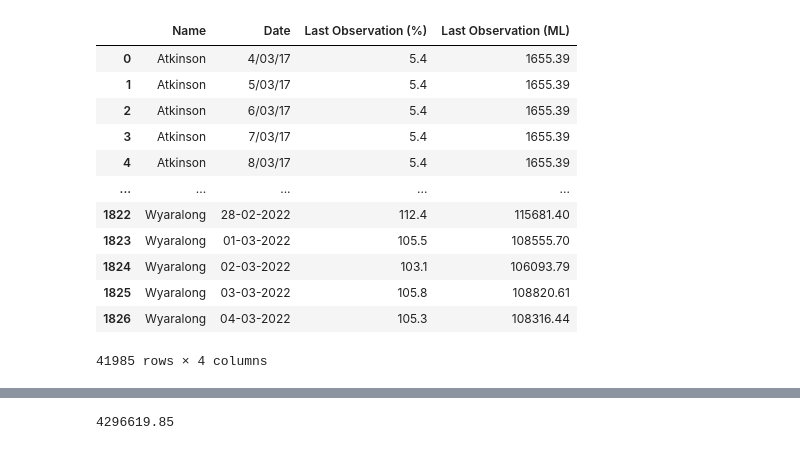
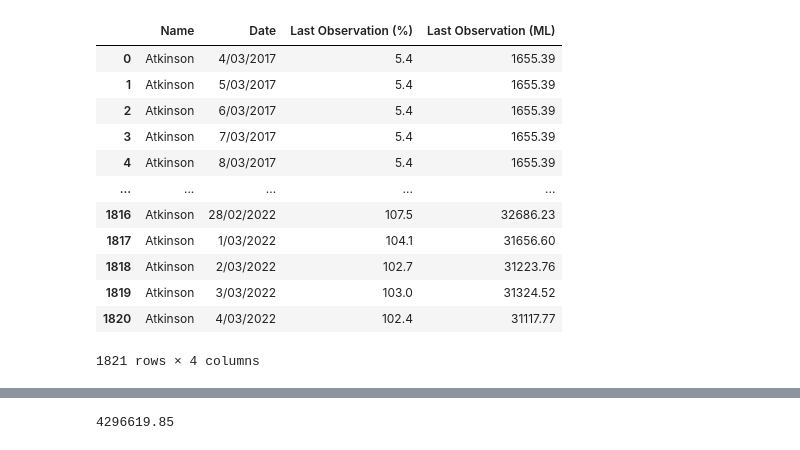
Before and after one commit to mnperic/seq-rainfall-catchment, a Jupyter notebook: seq_dam_levels.ipynb, the cells around one changed output, grey strips where cells are left out. Drawn from its saved outputs; the diff is of its cells as text; code cells hidden in the pictures.

```diff
--- a/seq_dam_levels.ipynb
+++ b/seq_dam_levels.ipynb
@@ -51,6 +54,9 @@ lake_macdonald_df = pd.read_csv(lake_macdonald_path)
 lake_manchester_path = "Resources/dam_levels/lake_manchester.csv"
 lake_manchester_df = pd.read_csv(lake_manchester_path)
 
+lake_samsonvale_path = "Resources/dam_levels/lake_samsonvale.csv"
+lake_samsonvale_df = pd.read_csv(lake_samsonvale_path)
+
 leslie_harrison_path = "Resources/dam_levels/leslie_harrison.csv"
 leslie_harrison_df = pd.read_csv(leslie_harrison_path)
 
@@ -60,59 +66,51 @@ little_nerang_df = pd.read_csv(little_nerang_path)
 maroon_path = "Resources/dam_levels/maroon.csv"
 maroon_df = pd.read_csv(maroon_path)
 
+moogerah_path = "Resources/dam_levels/moogerah.csv"
+moogerah_df = pd.read_csv(moogerah_path)
+
 nindooinbah_path = "Resources/dam_levels/nindooinbah.csv"
 nindooinbah_df = pd.read_csv(nindooinbah_path)
-
-north_pine_path = "Resources/dam_levels/north_pine.csv"
-north_pine_df = pd.read_csv(north_pine_path)
 
 poona_path = "Resources/dam_levels/poona.csv"
 poona_df = pd.read_csv(poona_path)
 
 seq_water_grid_path = "Resources/dam_levels/seq_water_grid.csv"
 seq_water_grid_df = pd.read_csv(seq_water_grid_path)
 
 somerset_path = "Resources/dam_levels/somerset.csv"
 somerset_df = pd.read_csv(somerset_path)
 
 wappa_path = "Resources/dam_levels/wappa.csv"
 wappa_df = pd.read_csv(wappa_path)
 
 wivenhoe_path = "Resources/dam_levels/wivenhoe.csv"
 wivenhoe_df = pd.read_csv(wivenhoe_path)
 
 wyaralong_path = "Resources/dam_levels/wyaralong.csv"
 wyaralong_df = pd.read_csv(wyaralong_path)
 
 alderley_rainfall_path = "Resources/rainfall/alderley_rainfall.csv"
 alderley_df = pd.read_csv(alderley_rainfall_path)
 
 brisbane_rainfall_path = "Resources/rainfall/brisbane_rainfall.csv"
 brisbane_df = pd.read_csv(brisbane_rainfall_path)
 
 dam_locations_path = "Resources/dam_locations.csv"
 dam_locations_df = pd.read_csv(dam_locations_path)
+
+atkinson_df
+# %% [output]
+|  | Name | Date | Last Observation (%) | Last Observation (ML) |
+| 0 | Atkinson | 4/03/2017 | 5.4 | 1655.39 |
+| 1 | Atkinson | 5/03/2017 | 5.4 | 1655.39 |
+| 2 | Atkinson | 6/03/2017 | 5.4 | 1655.39 |
+| 3 | Atkinson | 7/03/2017 | 5.4 | 1655.39 |
+| 4 | Atkinson | 8/03/2017 | 5.4 | 1655.39 |
+| ... | ... | ... | ... | ... |
+| 1816 | Atkinson | 28/02/2022 | 107.5 | 32686.23 |
+| 1817 | Atkinson | 1/03/2022 | 104.1 | 31656.60 |
+| 1818 | Atkinson | 2/03/2022 | 102.7 | 31223.76 |
+| 1819 | Atkinson | 3/03/2022 | 103.0 | 31324.52 |
+| 1820 | Atkinson | 4/03/2022 | 102.4 | 31117.77 |
+1821 rows × 4 columns
-# %%
-# Merge csvs and store as a DataFrame
-
-dam_frames = [atkinson_df, baroon_pocket_df, cedar_pocket_df, clarendon_df, cooloolabin_df,
-                          enoggera_df, ewen_maddock_df, gold_creek_df, hinze_df, lake_kurwongbah_df,
-                          lake_macdonald_df, lake_manchester_df, leslie_harrison_df, little_nerang_df,
-                          maroon_df, nindooinbah_df, north_pine_df, poona_df, seq_water_grid_df, somerset_df,
-                          wappa_df, wivenhoe_df, wyaralong_df]
-merged_dam_df = pd.concat(dam_frames)
-merged_dam_df
-# %% [output]
-|  | Name | Date | Last Observation (%) | Last Observation (ML) |
-| 0 | Atkinson | 4/03/17 | 5.4 | 1655.39 |
-| 1 | Atkinson | 5/03/17 | 5.4 | 1655.39 |
-| 2 | Atkinson | 6/03/17 | 5.4 | 1655.39 |
-| 3 | Atkinson | 7/03/17 | 5.4 | 1655.39 |
-| 4 | Atkinson | 8/03/17 | 5.4 | 1655.39 |
-| ... | ... | ... | ... | ... |
-| 1822 | Wyaralong | 28-02-2022 | 112.4 | 115681.40 |
-| 1823 | Wyaralong | 01-03-2022 | 105.5 | 108555.70 |
-| 1824 | Wyaralong | 02-03-2022 | 103.1 | 106093.79 |
-| 1825 | Wyaralong | 03-03-2022 | 105.8 | 108820.61 |
-| 1826 | Wyaralong | 04-03-2022 | 105.3 | 108316.44 |
-41985 rows × 4 columns
```
Also changed, not shown: parts of 9 cells of this notebook, 29 other files.
